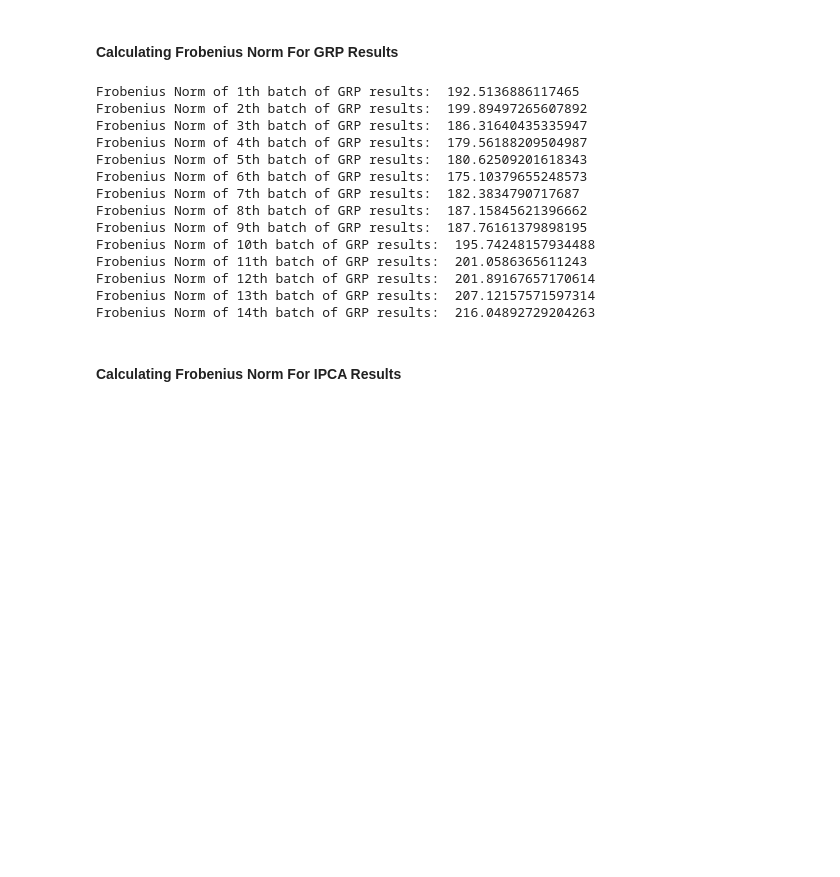
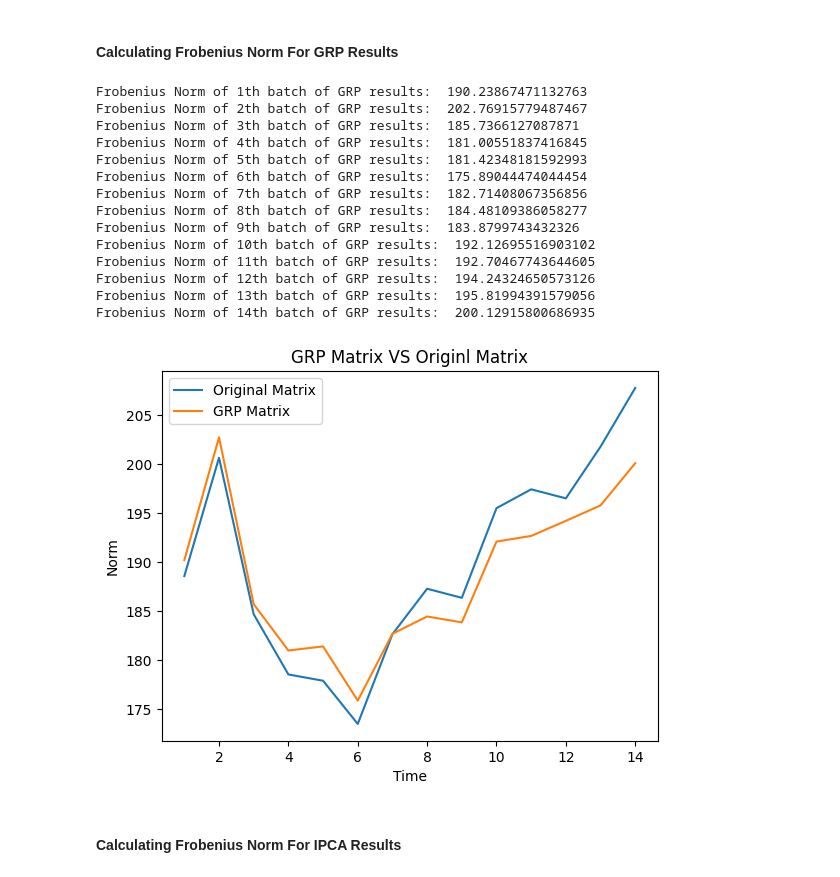
Before and after one commit to hassanhajizadeh/Analysing-Matrix-Monitoring-Methods-In-Accelerating-Frequent-Pattern-Recognition-Algorithms, a Jupyter notebook: Analysing_Matrix_Monitoring_Methods_In_Accelerating_Frequent_Pattern_Recognition_Algorithms.ipynb, the cells around one changed output. Cells and saved outputs as stored; diff of their text form; code cells hidden in the pictures; blank space fills up the shorter version.

```diff
--- a/Analysing_Matrix_Monitoring_Methods_In_Accelerating_Frequent_Pattern_Recognition_Algorithms.ipynb
+++ b/Analysing_Matrix_Monitoring_Methods_In_Accelerating_Frequent_Pattern_Recognition_Algorithms.ipynb
@@ -282,7 +283,7 @@ grp_result.shape
 # %% [markdown]
 ### **Feeding Data Batches To Incremental PCA Algorithm**
 # %%
-ipca_new_dim = 1000
+ipca_new_dim = 20
 ipca = Incremental_PCA(new_dim=ipca_new_dim)
 ipca_result = []
 ipca_eigvals = []
@@ -318,9 +319,14 @@ PS: As we see GRP and IPCA are Features Reduction algorithms on the otherhand, F
 ### **Calculating Frobenius Norm**
 # %% [markdown]
 #### **Calculating Frobenius Norm For original Data**
+# %%
+time = list(range(1,15))
 # %%
+fro_orgs = []
 for i in range(len(batches)):
+    fro_orgs.append(np.linalg.norm(batches[i],'fro'))
     print("Frobenius Norm of "+str(i+1)+"th batch of original data: ",np.linalg.norm(batches[i],'fro'))
+fro_orgs = np.array(fro_orgs)
 # %% [output]
 Frobenius Norm of 1th batch of original data:  188.60540819393276
 Frobenius Norm of 2th batch of original data:  200.68383093812017
@@ -339,23 +345,41 @@ Frobenius Norm of 14th batch of original data:  207.81482141560548
 # %% [markdown]
 #### **Calculating Frobenius Norm For GRP Results**
 # %%
+fro_grp = []
 for i in range(len(grp_result)):
+    fro_grp.append(np.linalg.norm(grp_result[i],'fro'))
     print("Frobenius Norm of "+str(i+1)+"th batch of GRP results: ",np.linalg.norm(grp_result[i],'fro'))
+fro_grp = np.array(fro_grp)
+
+import matplotlib.pyplot as plt
+
+
+plt.plot(time, fro_orgs, label='Original Matrix')
+plt.plot(time, fro_grp, label='GRP Matrix')
+
+# Labels and legend
+plt.xlabel('Time')
+plt.ylabel('Norm')
+plt.title('GRP Matrix VS Originl Matrix')
+plt.legend()
+
+plt.show()
 # %% [output]
-Frobenius Norm of 1th batch of GRP results:  192.5136886117465
-Frobenius Norm of 2th batch of GRP results:  199.89497265607892
-Frobenius Norm of 3th batch of GRP results:  186.31640435335947
-Frobenius Norm of 4th batch of GRP results:  179.56188209504987
-Frobenius Norm of 5th batch of GRP results:  180.62509201618343
-Frobenius Norm of 6th batch of GRP results:  175.10379655248573
-Frobenius Norm of 7th batch of GRP results:  182.3834790717687
-Frobenius Norm of 8th batch of GRP results:  187.15845621396662
-Frobenius Norm of 9th batch of GRP results:  187.76161379898195
-Frobenius Norm of 10th batch of GRP results:  195.74248157934488
-Frobenius Norm of 11th batch of GRP results:  201.0586365611243
-Frobenius Norm of 12th batch of GRP results:  201.89167657170614
-Frobenius Norm of 13th batch of GRP results:  207.12157571597314
-Frobenius Norm of 14th batch of GRP results:  216.04892729204263
+Frobenius Norm of 1th batch of GRP results:  190.23867471132763
+Frobenius Norm of 2th batch of GRP results:  202.76915779487467
+Frobenius Norm of 3th batch of GRP results:  185.7366127087871
+Frobenius Norm of 4th batch of GRP results:  181.00551837416845
+Frobenius Norm of 5th batch of GRP results:  181.42348181592993
+Frobenius Norm of 6th batch of GRP results:  175.89044474044454
+Frobenius Norm of 7th batch of GRP results:  182.71408067356856
+Frobenius Norm of 8th batch of GRP results:  184.48109386058277
+Frobenius Norm of 9th batch of GRP results:  183.8799743432326
+Frobenius Norm of 10th batch of GRP results:  192.12695516903102
+Frobenius Norm of 11th batch of GRP results:  192.70467743644605
+Frobenius Norm of 12th batch of GRP results:  194.24324650573126
+Frobenius Norm of 13th batch of GRP results:  195.81994391579056
+Frobenius Norm of 14th batch of GRP results:  200.12915800686935
+[figure, added]
 # %% [markdown]
 #### **Calculating Frobenius Norm For IPCA Results**
 # %%
```
Also changed, not shown: parts of 11 cells of this notebook.
